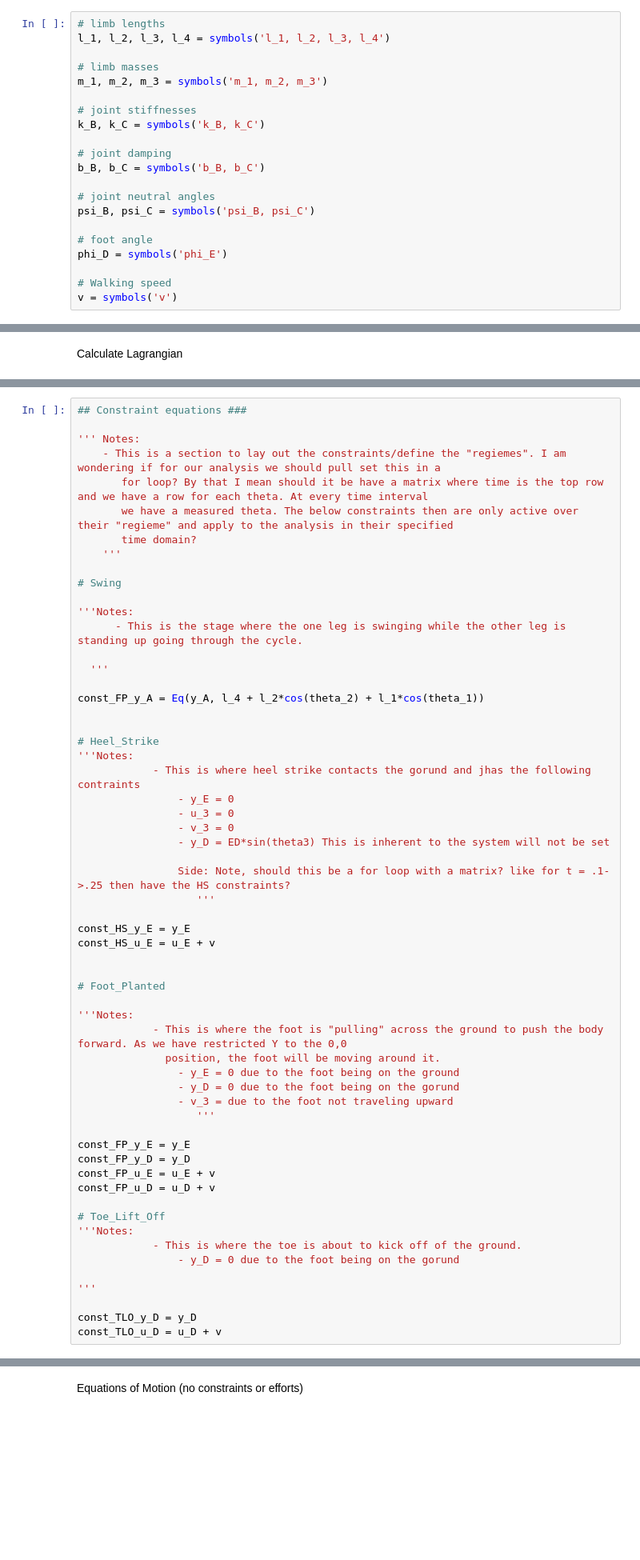
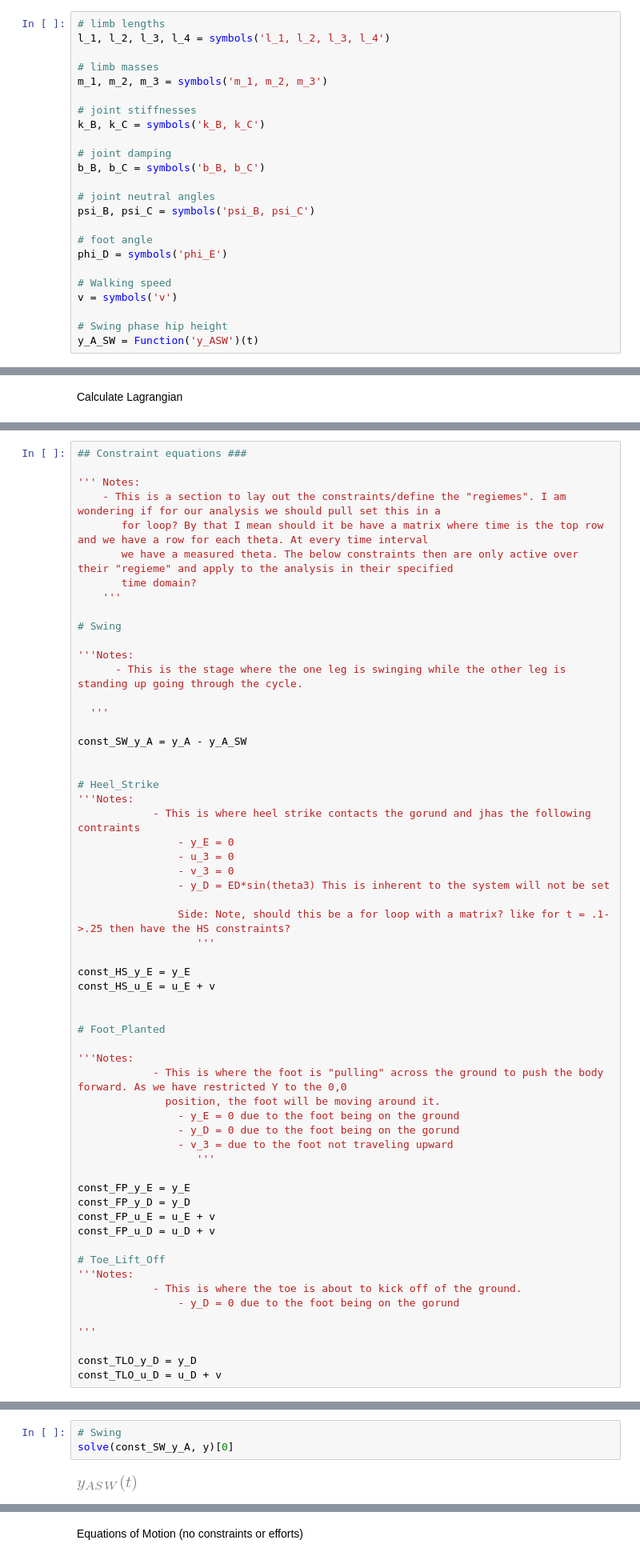
Before and after one commit to yobelabraham/ME469-Group1, a Jupyter notebook: Symbolic Computing/equations.ipynb, the cells around one changed output, grey strips where cells are left out. Shown at 80% size. Cells and saved outputs as stored; diff of their text form; blank space fills up the shorter version.

Commit message:
Substitute Constraint equations

```diff
--- a/Symbolic Computing/equations.ipynb
+++ b/Symbolic Computing/equations.ipynb
@@ -28,6 +28,9 @@ phi_D = symbols('phi_E')
 
 # Walking speed
 v = symbols('v')
+
+# Swing phase hip height
+y_A_SW = Function('y_ASW')(t)
 # %% [markdown]
 Define coordinate symbols
 # %%
@@ -128,7 +130,7 @@ D = b_B * (omega_1 - omega_2)**2 / 2 + b_C * (omega_2 - omega_3)**2 / 2
 
   '''
 
-const_FP_y_A = Eq(y_A, l_4 + l_2*cos(theta_2) + l_1*cos(theta_1))
+const_SW_y_A = y_A - y_A_SW
 
 
 # Heel_Strike
@@ -172,0 +177,5 @@ const_TLO_u_D = u_D + v
+# %%
+# Swing
+solve(const_SW_y_A, y)[0]
+# %% [output]
+[figure, added]
```
Also changed, not shown: parts of 14 cells of this notebook.
